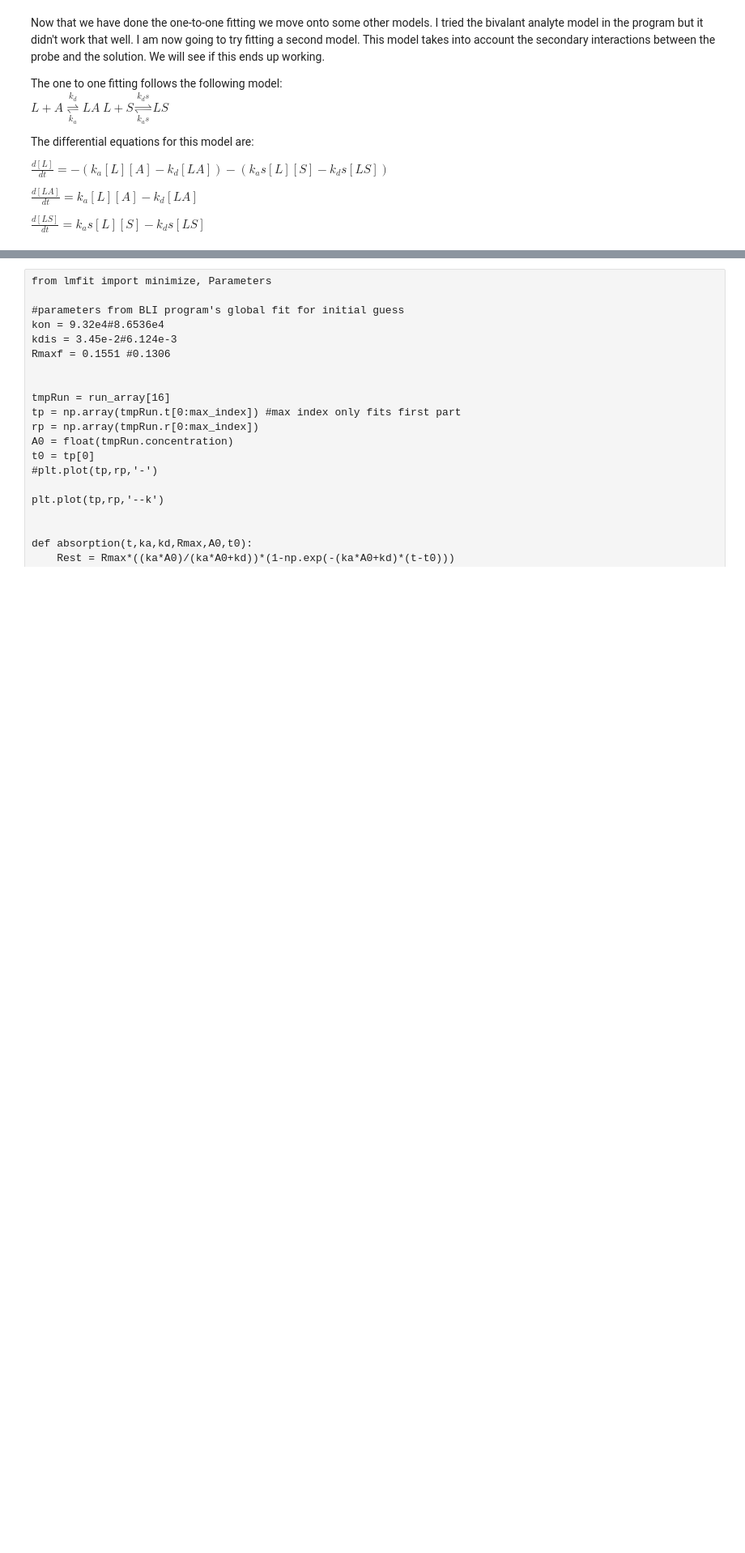
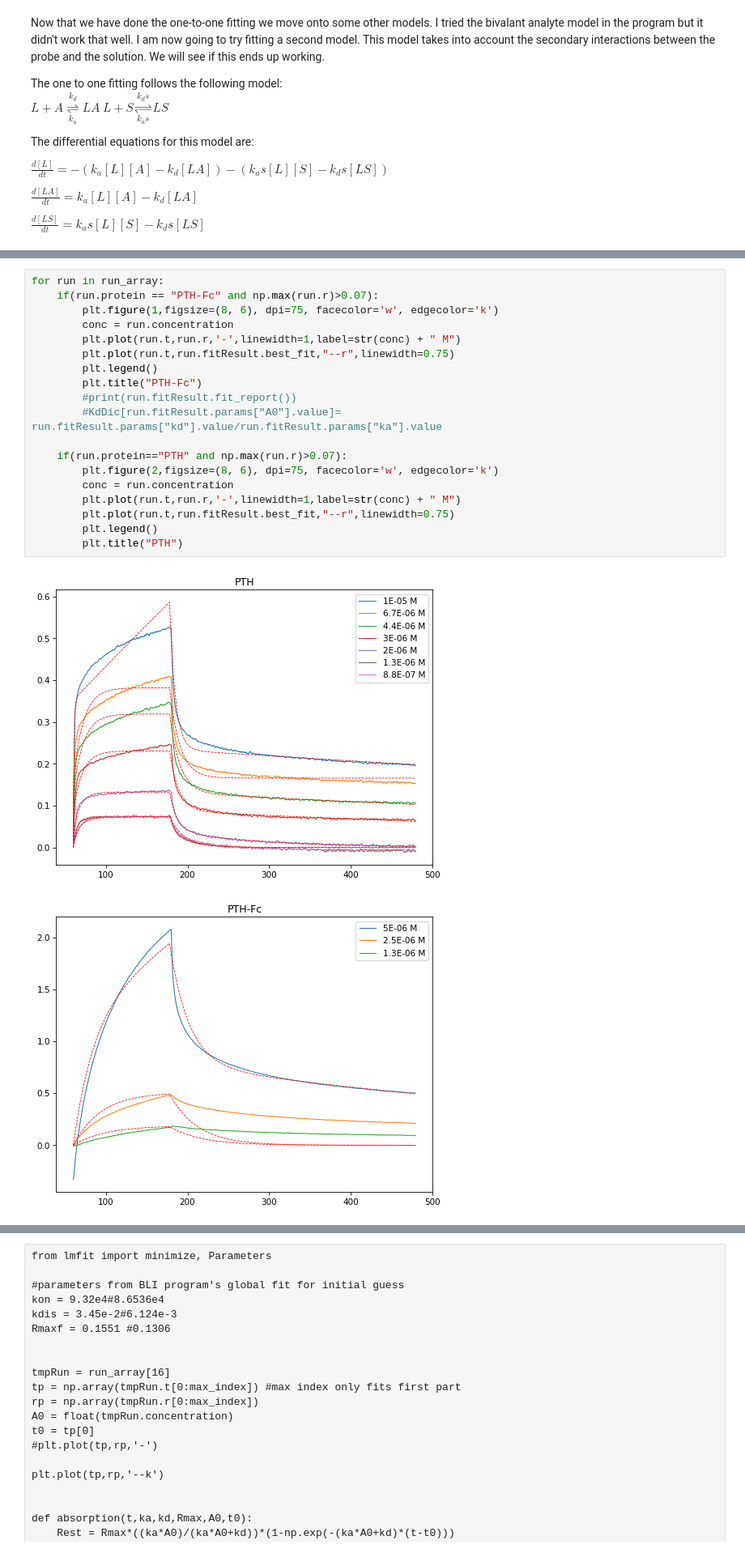
Before and after one commit to DexterAntonio/pthBLI, a Jupyter notebook: Data20180918.ipynb, the cells around one changed output, grey strips where cells are left out. Shown at 81% size. Saved outputs shown, nothing was run; the diff lists cells and outputs as text; blank space fills up the shorter version.

```diff
--- a/Data20180918.ipynb
+++ b/Data20180918.ipynb
@@ -602,0 +710,22 @@ plt.show()
+# %%
+for run in run_array:
+    if(run.protein == "PTH-Fc" and np.max(run.r)>0.07):
+        plt.figure(1,figsize=(8, 6), dpi=75, facecolor='w', edgecolor='k')
+        conc = run.concentration
+        plt.plot(run.t,run.r,'-',linewidth=1,label=str(conc) + " M")
+        plt.plot(run.t,run.fitResult.best_fit,"--r",linewidth=0.75)
+        plt.legend()
+        plt.title("PTH-Fc")
+        #print(run.fitResult.fit_report())
+        #KdDic[run.fitResult.params["A0"].value]= run.fitResult.params["kd"].value/run.fitResult.params["ka"].value
+
+    if(run.protein=="PTH" and np.max(run.r)>0.07):
+        plt.figure(2,figsize=(8, 6), dpi=75, facecolor='w', edgecolor='k')
+        conc = run.concentration
+        plt.plot(run.t,run.r,'-',linewidth=1,label=str(conc) + " M")
+        plt.plot(run.t,run.fitResult.best_fit,"--r",linewidth=0.75)
+        plt.legend()
+        plt.title("PTH")
+# %% [output]
+[figure, added]
+[figure, added]
```
Also changed, not shown: parts of 10 cells of this notebook.
